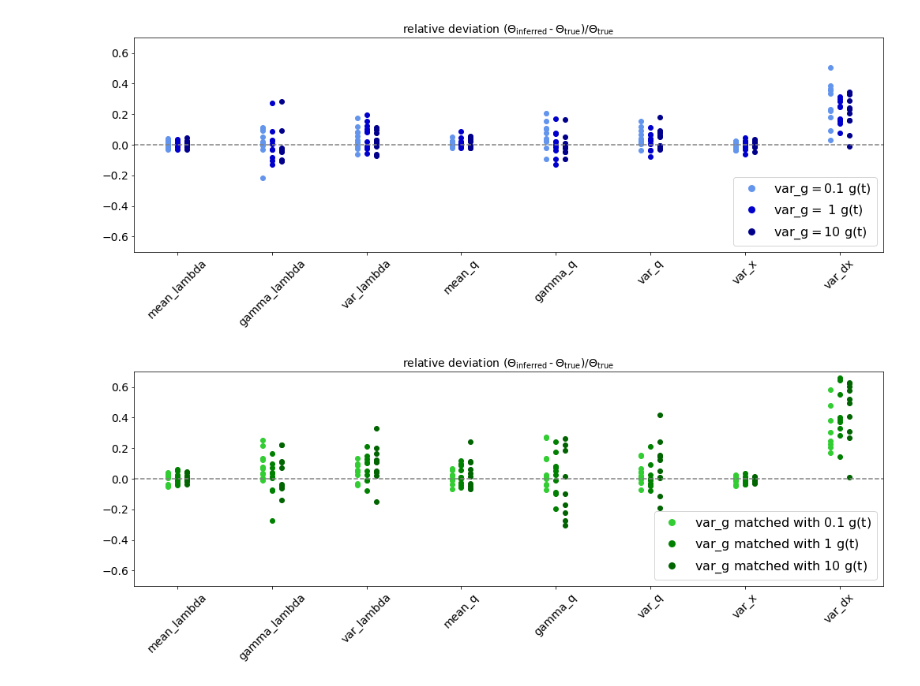
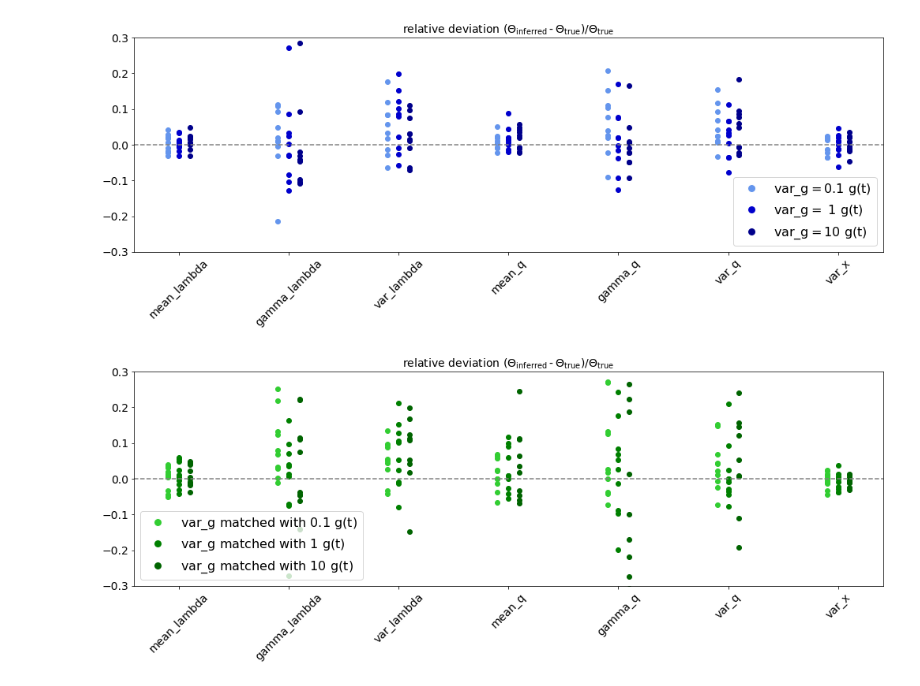
Before and after one commit to bjks/gfp_gaussian_process, a Jupyter notebook: notebooks/ggp_param_estim_scaled_noise.ipynb, the cells around one changed output. Saved outputs shown, nothing was run; the diff lists cells and outputs as text; code cells hidden in the pictures.

```diff
--- a/notebooks/ggp_param_estim_scaled_noise.ipynb
+++ b/notebooks/ggp_param_estim_scaled_noise.ipynb
@@ -16,7 +16,7 @@ params_config = {'mean_lambda': 'bound',
                     'var_dx':'bound',
                     'var_dg':'free'}
 # %%
-def param_estimate_noise_levels(directory, sample, param_range,
+def param_estimate_noise_levels(directory, sample, param_range,  params_config,
                                 exclude_param = ["var_dg", "var_dx", "var_g"],
                                 labels= ["1.", "2.", "3."],
                                 colors = ["cornflowerblue", "mediumblue", "darkblue"],
@@ -63,7 +63,7 @@ def param_estimate_noise_levels(directory, sample, param_range,
 
     ax.axhline(0, color='grey', ls='--')
     ax.legend(handles=legend_elements)
-    ax.set_ylim([-0.7, 0.])
+    ax.set_ylim([-0.3, 0.3])
     ax.set_title(r"relative deviation $ (\Theta_{inferred} -\Theta_{true} )/ \Theta_{true} $")
     plt.show()
 # %%
@@ -74,22 +74,22 @@ sample = 'scaled_noise_set_n250_var_g_sizer_{:d}'
 directory+=sample
 
 param_range = np.transpose([np.geomspace(0.1, 10, 3) for i in range(10)])
-param_estimate_noise_levels(directory, sample, param_range,
-                                exclude_param = ["var_dg", "beta", "var_g"],
+param_estimate_noise_levels(directory, sample, param_range, params_config,
+                                exclude_param = ["var_dg", "beta", "var_g", "var_dx"],
                                 labels= labels)
 # %% [output]
-[figure, old version]
+[figure, new version]
 # %%
 labels = [r'var_g matched with $ 0.1\ g(t)$', r'var_g matched with $ 1\ g(t)$', r'var_g matched with $ 10\ g(t)$']
 
 directory = '../data/match_scaled_noise250_var_g_sizer/'
 sample = 'match_scaled_noise250_var_g_sizer_{:d}'
 directory+=sample
 
 param_range = np.transpose([[363.76655668, 3674.76841188, 35993.84777024] for i in range(10)])
-param_estimate_noise_levels(directory, sample, param_range,
-                                exclude_param = ["var_dg", "beta", "var_g"],
+param_estimate_noise_levels(directory, sample, param_range, params_config,
+                                exclude_param = ["var_dg", "beta", "var_g", "var_dx"],
                                 labels= labels,
                                 colors=["limegreen", "green", "darkgreen"])
 # %% [output]
-[figure, old version]
+[figure, new version]
```
Also changed, not shown: parts of 5 cells of this notebook, 23 other files.
